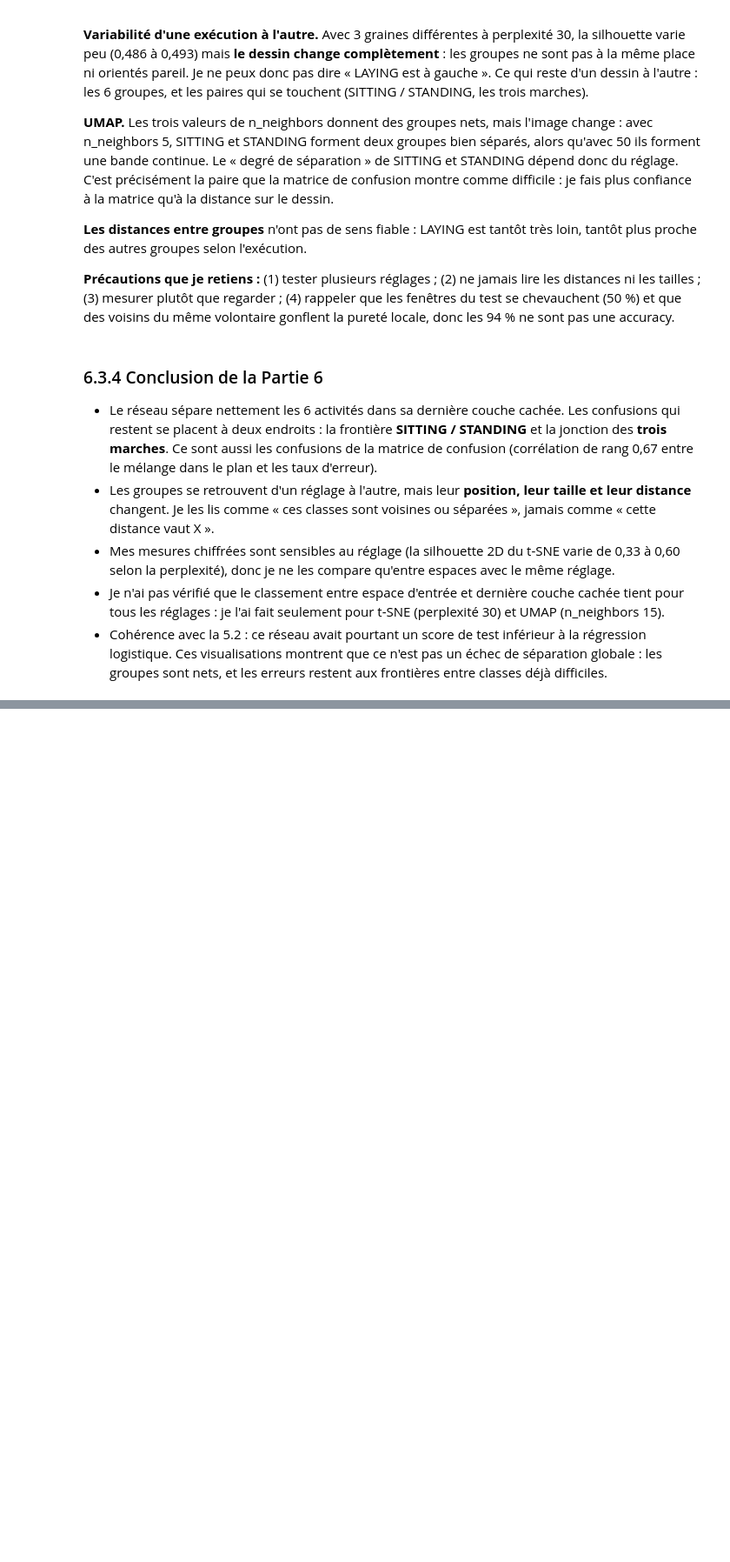
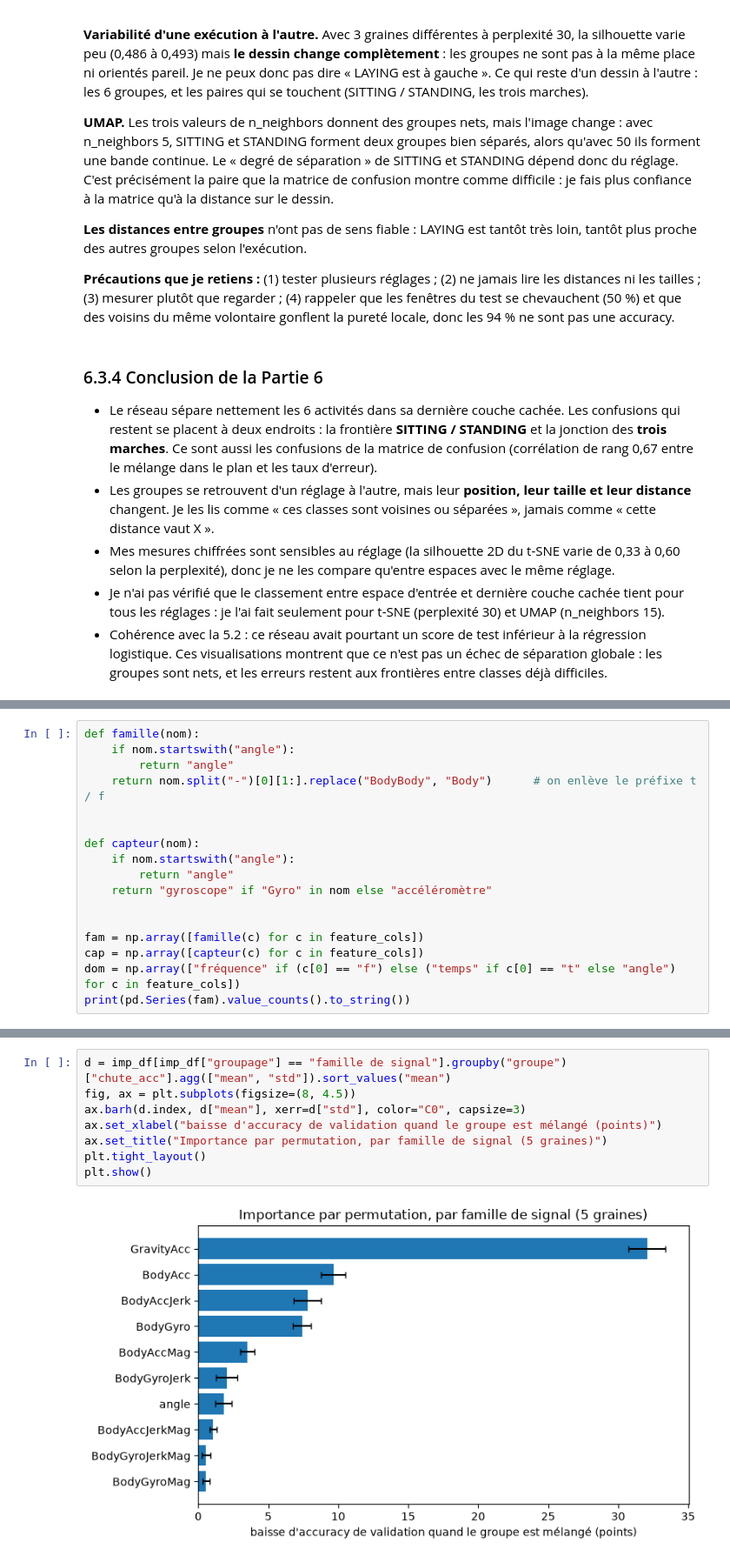
Before and after one commit to MarteOued/-tude-progressive-des-r-seaux-de-neurones-sur-le-jeu-de-donn-es-HAR, a Jupyter notebook: 2_reseau_profond.ipynb, the cells around one changed output, grey strips where cells are left out. Shown at 87% size. Drawn from its saved outputs; the diff is of its cells as text; blank space fills up the shorter version.

Commit message:
Version 2 : partie 7 bonus, LayerNorm et importance des variables

```diff
--- a/2_reseau_profond.ipynb
+++ b/2_reseau_profond.ipynb
@@ -1085,0 +1185,17 @@ pd.DataFrame(lignes).set_index("réglage")
+# %%
+def famille(nom):
+    if nom.startswith("angle"):
+        return "angle"
+    return nom.split("-")[0][1:].replace("BodyBody", "Body")      # on enlève le préfixe t / f
+
+
+def capteur(nom):
+    if nom.startswith("angle"):
+        return "angle"
+    return "gyroscope" if "Gyro" in nom else "accéléromètre"
+
+
+fam = np.array([famille(c) for c in feature_cols])
+cap = np.array([capteur(c) for c in feature_cols])
+dom = np.array(["fréquence" if (c[0] == "f") else ("temps" if c[0] == "t" else "angle") for c in feature_cols])
+print(pd.Series(fam).value_counts().to_string())
@@ -1085,0 +1273,10 @@ pd.DataFrame(lignes).set_index("réglage")
+# %%
+d = imp_df[imp_df["groupage"] == "famille de signal"].groupby("groupe")["chute_acc"].agg(["mean", "std"]).sort_values("mean")
+fig, ax = plt.subplots(figsize=(8, 4.5))
+ax.barh(d.index, d["mean"], xerr=d["std"], color="C0", capsize=3)
+ax.set_xlabel("baisse d'accuracy de validation quand le groupe est mélangé (points)")
+ax.set_title("Importance par permutation, par famille de signal (5 graines)")
+plt.tight_layout()
+plt.show()
+# %% [output]
+[figure, added]
```
Also changed, not shown: parts of 14 cells of this notebook, 1 other file.
